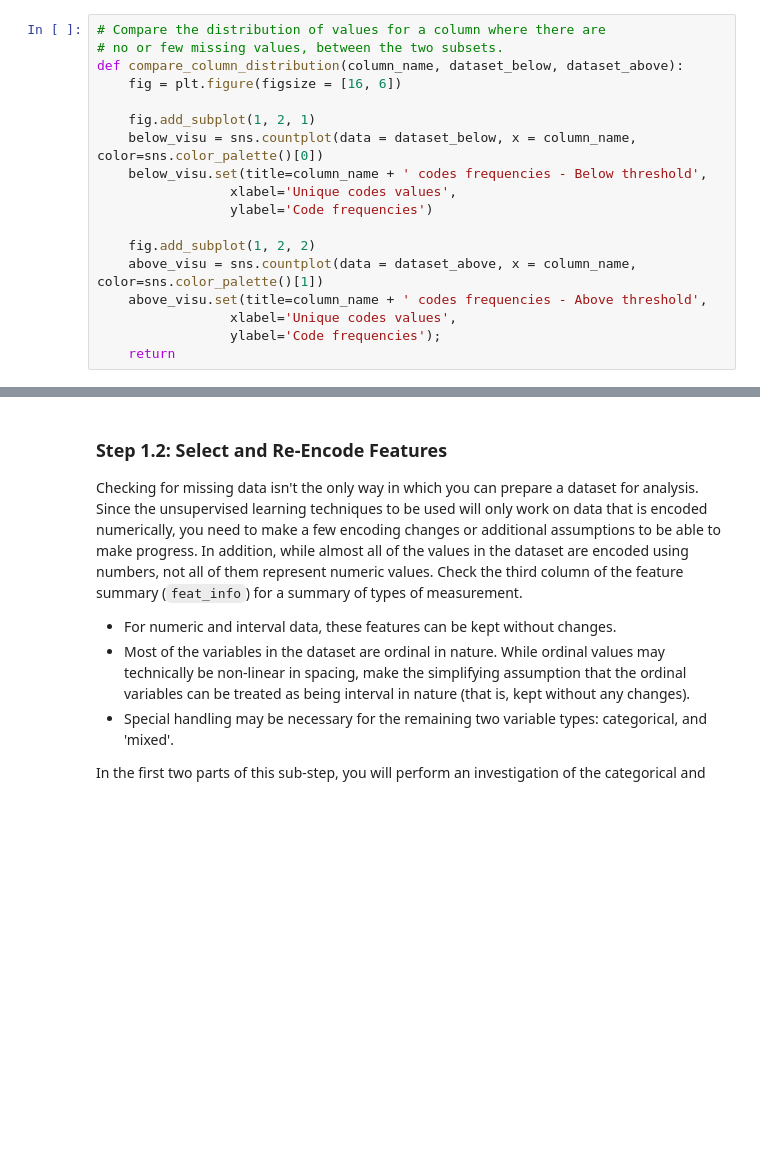
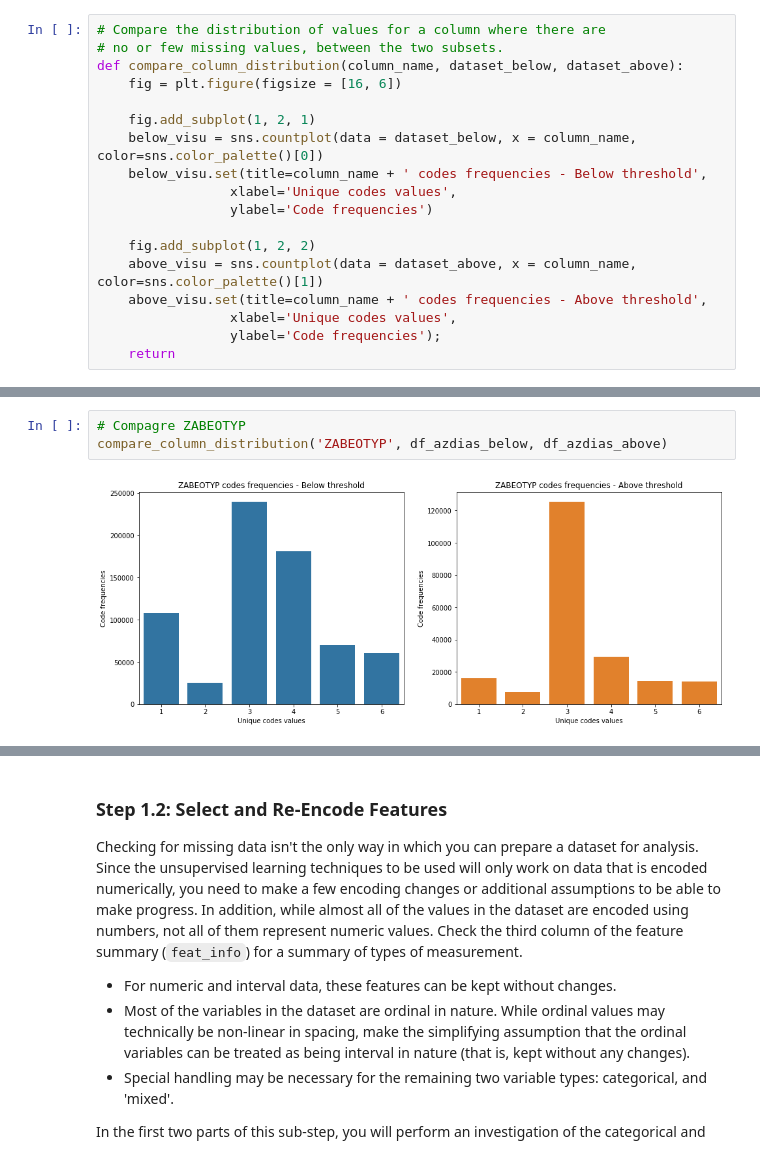
Before and after one commit to jlcossi/identify_customer_segments, a Jupyter notebook: Identify_Customer_Segments.ipynb, the cells around one changed output, grey strips where cells are left out. Cells and saved outputs as stored; diff of their text form; blank space fills up the shorter version.

```diff
--- a/Identify_Customer_Segments.ipynb
+++ b/Identify_Customer_Segments.ipynb
@@ -379,0 +409,5 @@ Name: ANREDE_KZ, dtype: int64
+# %%
+# Compagre ZABEOTYP
+compare_column_distribution('ZABEOTYP', df_azdias_below, df_azdias_above)
+# %% [output]
+[figure, added]
```
Also changed, not shown: parts of 8 cells of this notebook.
